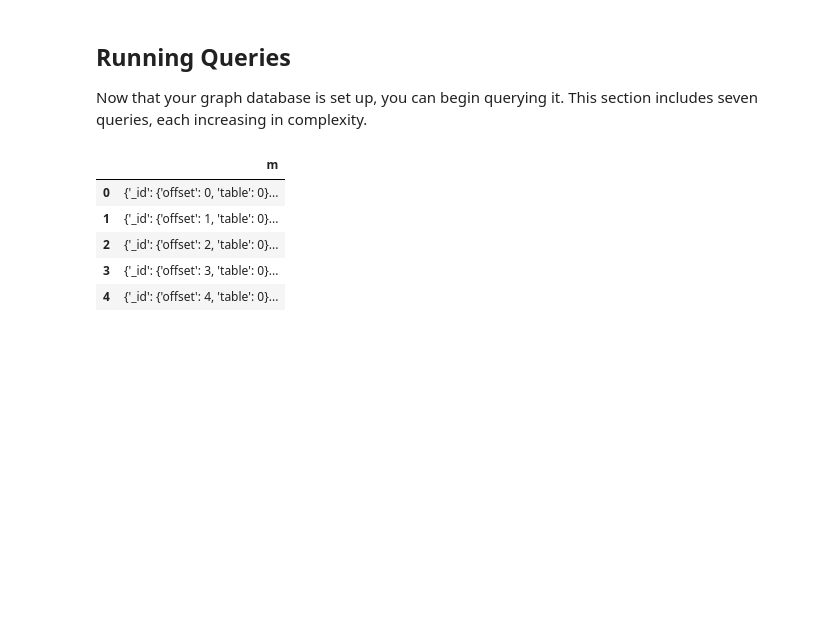
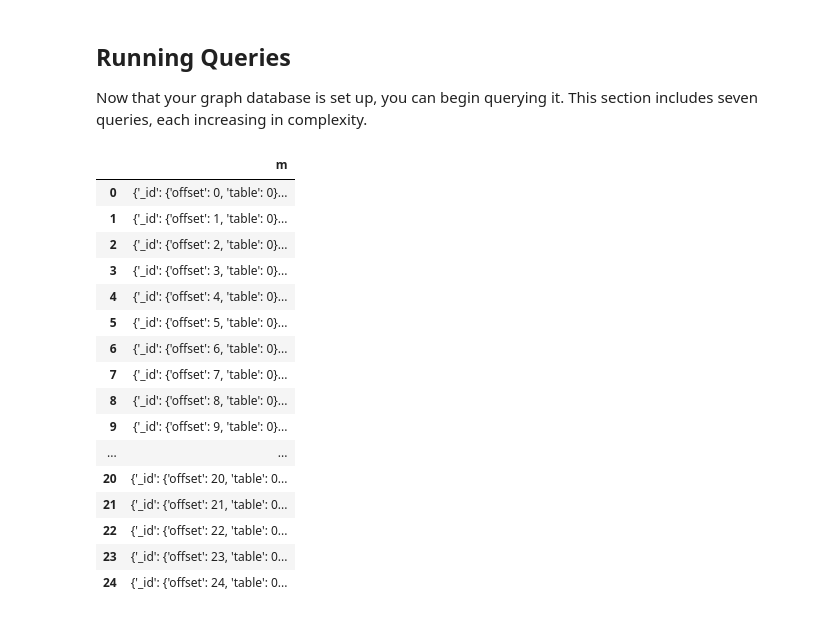
Before and after one commit to coopergolemme/lab6, a Jupyter notebook: assignments/assignment_1.ipynb, the cells around one changed output. Saved outputs shown, nothing was run; the diff lists cells and outputs as text; code cells hidden in the pictures; blank space fills up the shorter version.

```diff
--- a/assignments/assignment_1.ipynb
+++ b/assignments/assignment_1.ipynb
@@ -5,6 +5,8 @@ The first part of this assignment is designed to give you hands-on experience wi
 # %%
 import os
 import sys
+import pandas as pd
+pd.set_option('display.max_colwidth', 200)
 
 sys.path.append(os.path.abspath(os.path.join(os.path.dirname('__file__'), '..')))
 from utils import setup_database, download_sample_data
@@ -51,16 +54,27 @@ Removing existing database at ../tmp
 Now that your graph database is set up, you can begin querying it. This section includes seven queries, each increasing in complexity.
 # %%
 # Query 1: Query all nodes with the label 'Movie'. Return those movie nodes. Limit your results to 25
-result = connection.execute("")
+result = connection.execute("MATCH (m:Movie) RETURN m LIMIT 25")
 
 df = result.get_as_df()
-df.head()
+df
 # %% [output]
 |  | m |
 | 0 | {'_id': {'offset': 0, 'table': 0}... |
 | 1 | {'_id': {'offset': 1, 'table': 0}... |
 | 2 | {'_id': {'offset': 2, 'table': 0}... |
 | 3 | {'_id': {'offset': 3, 'table': 0}... |
 | 4 | {'_id': {'offset': 4, 'table': 0}... |
+| 5 | {'_id': {'offset': 5, 'table': 0}... |
+| 6 | {'_id': {'offset': 6, 'table': 0}... |
+| 7 | {'_id': {'offset': 7, 'table': 0}... |
+| 8 | {'_id': {'offset': 8, 'table': 0}... |
+| 9 | {'_id': {'offset': 9, 'table': 0}... |
+| ... | ... |
+| 20 | {'_id': {'offset': 20, 'table': 0... |
+| 21 | {'_id': {'offset': 21, 'table': 0... |
+| 22 | {'_id': {'offset': 22, 'table': 0... |
+| 23 | {'_id': {'offset': 23, 'table': 0... |
+| 24 | {'_id': {'offset': 24, 'table': 0... |
 # %%
 # Query 2: Query all nodes with the label 'Movie'. Get all connected nodes to the movie nodes. Limit your results to 50
```
Also changed, not shown: parts of 7 cells of this notebook.
